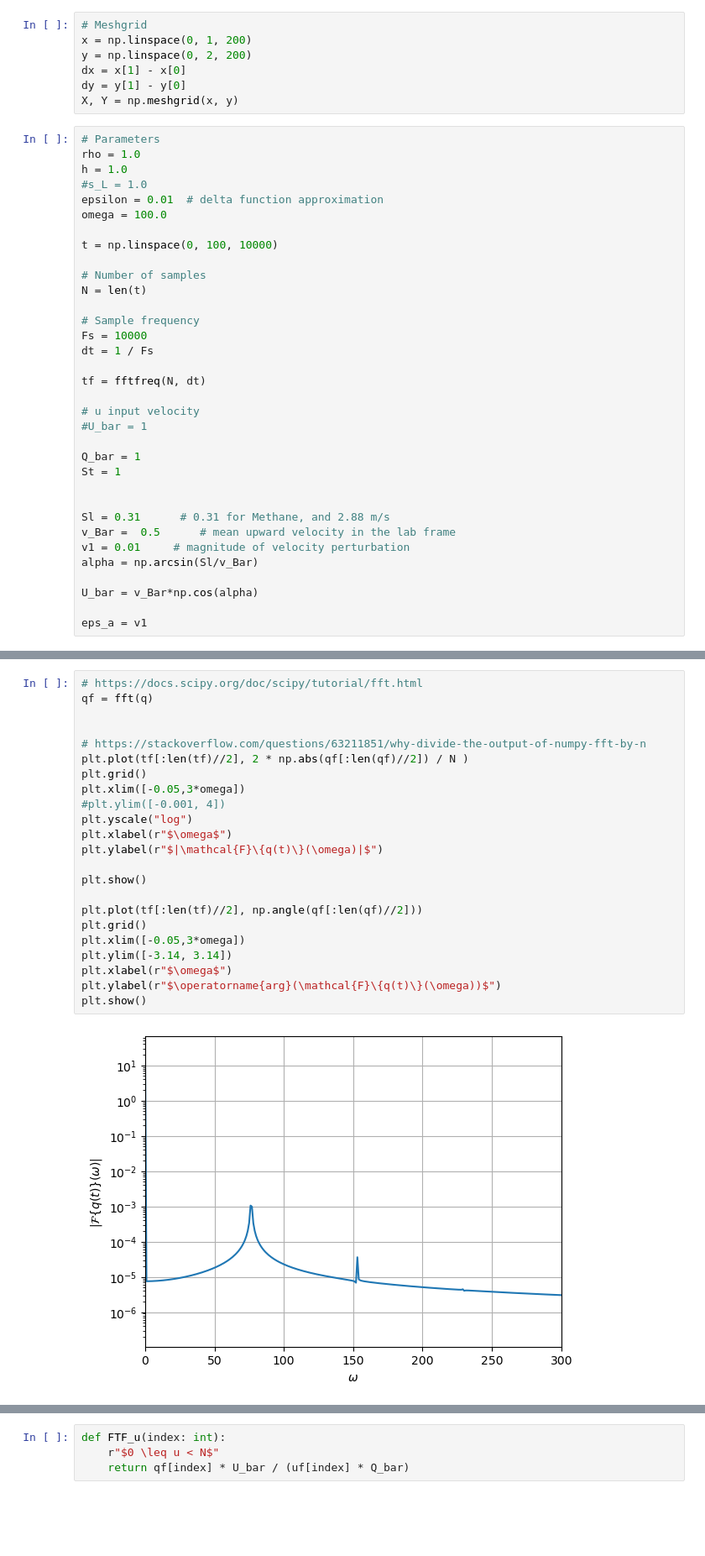
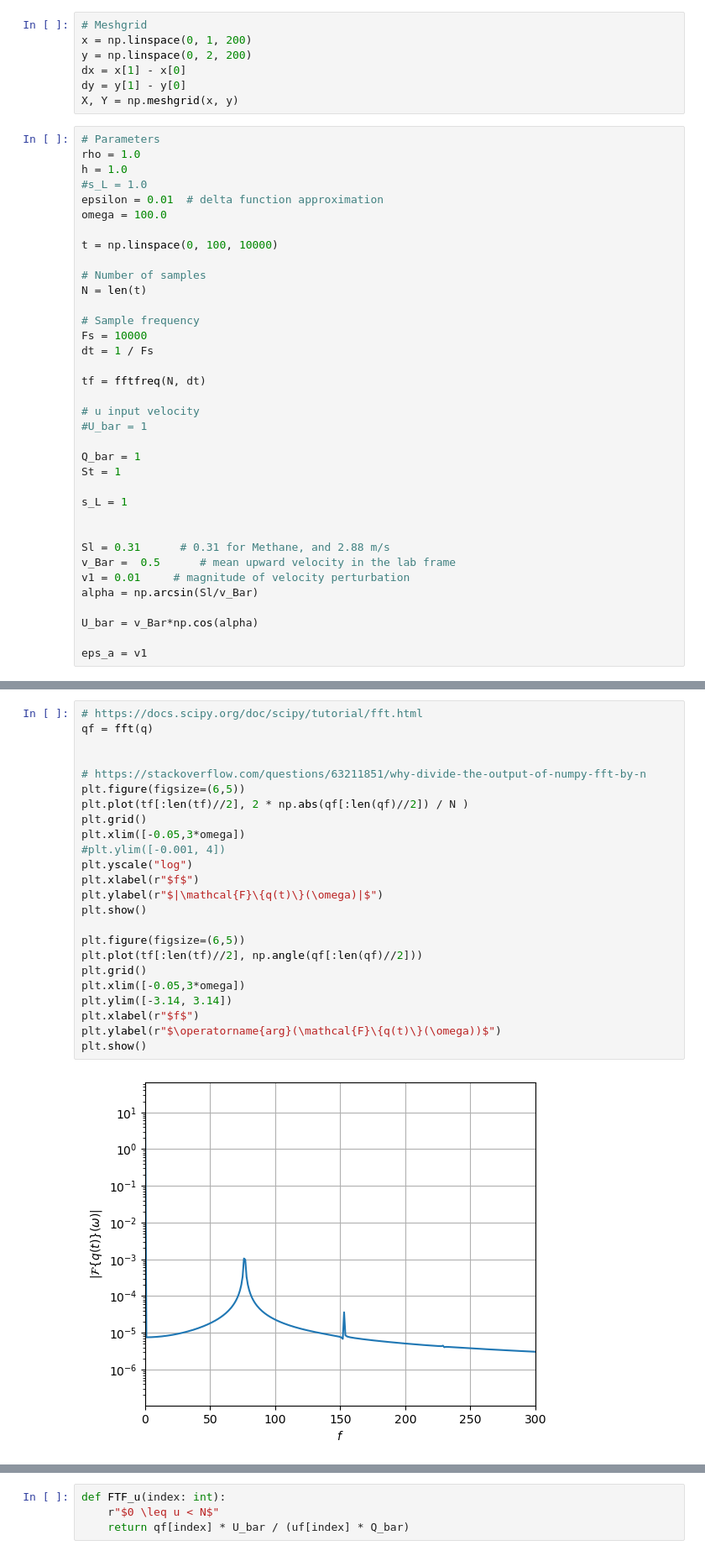
Before and after one commit to AedenLindelauf/Modelling-Week-Bosch, a Jupyter notebook: G.ipynb, the cells around one changed output, grey strips where cells are left out. Shown: that part at 84% size. Cells and saved outputs as stored; diff of their text form; blank space fills up the shorter version.

```diff
--- a/G.ipynb
+++ b/G.ipynb
@@ -50,6 +50,8 @@ tf = fftfreq(N, dt)
 Q_bar = 1
 St = 1
 
+s_L = 1
+
 
 Sl = 0.31      # 0.31 for Methane, and 2.88 m/s
 v_Bar =  0.5      # mean upward velocity in the lab frame
@@ -87,25 +89,26 @@ plt.show()
 # %%
 # https://docs.scipy.org/doc/scipy/tutorial/fft.html
 qf = fft(q)
 
 
 # https://stackoverflow.com/questions/63211851/why-divide-the-output-of-numpy-fft-by-n
+plt.figure(figsize=(6,5))
 plt.plot(tf[:len(tf)//2], 2 * np.abs(qf[:len(qf)//2]) / N )
 plt.grid()
 plt.xlim([-0.05,3*omega])
 #plt.ylim([-0.001, 4])
 plt.yscale("log")
-plt.xlabel(r"$\omega$")
+plt.xlabel(r"$f$")
 plt.ylabel(r"$|\mathcal{F}\{q(t)\}(\omega)|$")
-
 plt.show()
 
+plt.figure(figsize=(6,5))
 plt.plot(tf[:len(tf)//2], np.angle(qf[:len(qf)//2]))
 plt.grid()
 plt.xlim([-0.05,3*omega])
 plt.ylim([-3.14, 3.14])
-plt.xlabel(r"$\omega$")
+plt.xlabel(r"$f$")
 plt.ylabel(r"$\operatorname{arg}(\mathcal{F}\{q(t)\}(\omega))$")
 plt.show()
 # %% [output]
-[figure, old version]
+[figure, new version]
```
Also changed, not shown: parts of 5 cells of this notebook.
